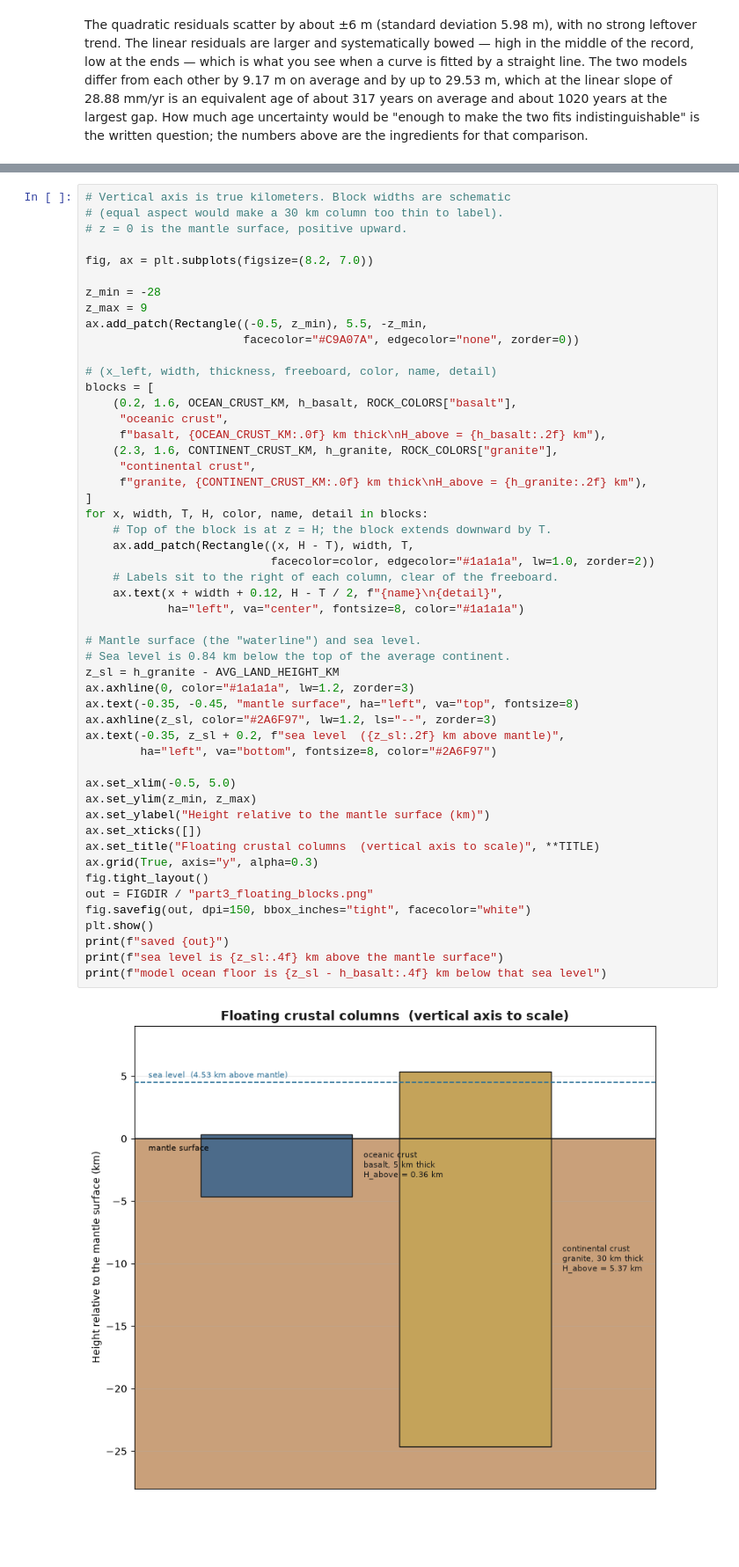
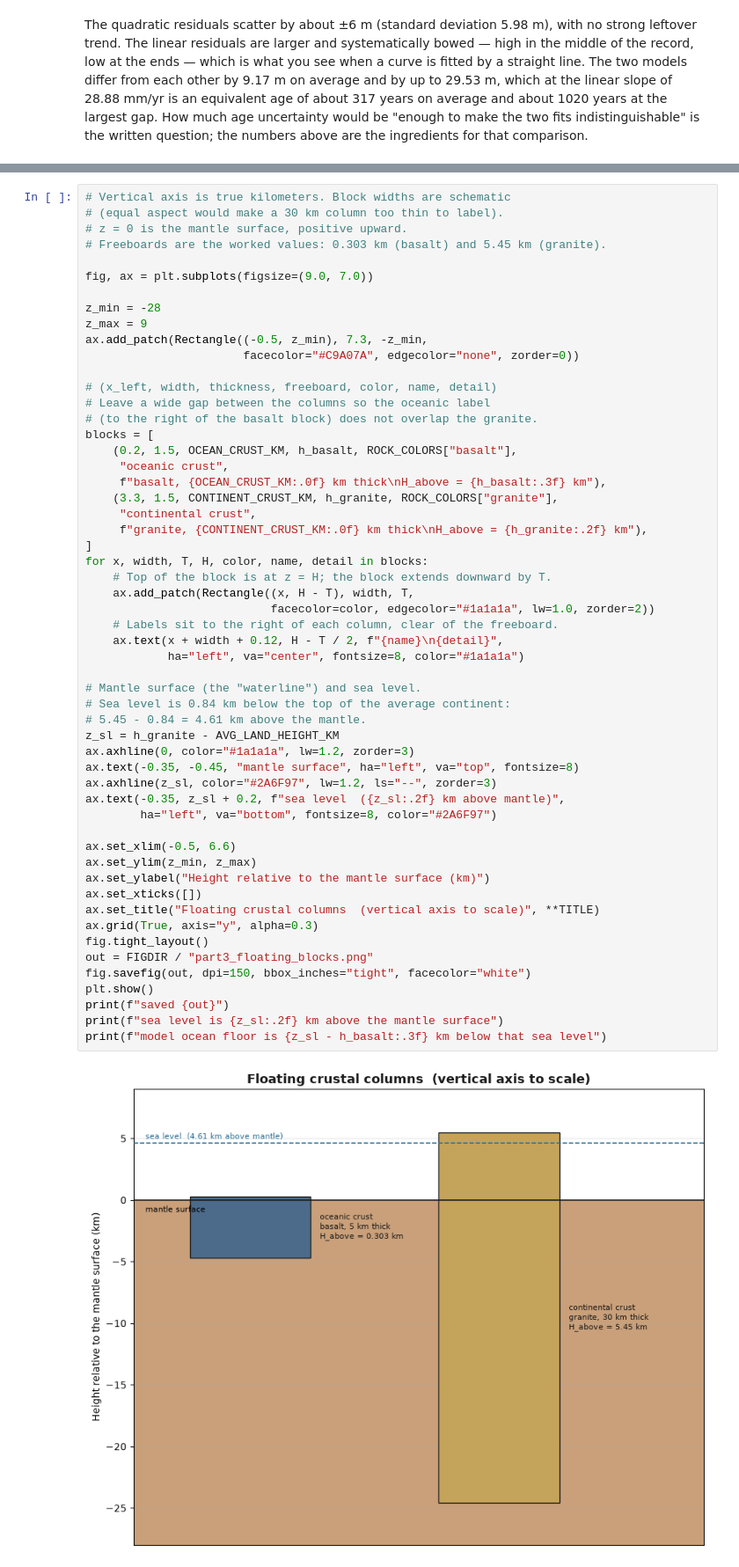
Before and after one commit to adrianayalav-a11y/erth-labs, a Jupyter notebook: lab03-density-isostasy/lab03_density_isostasy.ipynb, the cells around one changed output, grey strips where cells are left out. Shown at 88% size. Cells and saved outputs as stored; diff of their text form; blank space fills up the shorter version.

```diff
--- a/lab03-density-isostasy/lab03_density_isostasy.ipynb
+++ b/lab03-density-isostasy/lab03_density_isostasy.ipynb
@@ -479,53 +503,57 @@ The next cell draws the 5 km basalt column and the 30 km granite column sitting
 # Vertical axis is true kilometers. Block widths are schematic
 # (equal aspect would make a 30 km column too thin to label).
 # z = 0 is the mantle surface, positive upward.
+# Freeboards are the worked values: 0.303 km (basalt) and 5.45 km (granite).
 
-fig, ax = plt.subplots(figsize=(8.2, 7.0))
+fig, ax = plt.subplots(figsize=(9.0, 7.0))
 
 z_min = -28
 z_max = 9
-ax.add_patch(Rectangle((-0.5, z_min), 5.5, -z_min,
+ax.add_patch(Rectangle((-0.5, z_min), 7.3, -z_min,
                        facecolor="#C9A07A", edgecolor="none", zorder=0))
 
 # (x_left, width, thickness, freeboard, color, name, detail)
+# Leave a wide gap between the columns so the oceanic label
+# (to the right of the basalt block) does not overlap the granite.
 blocks = [
-    (0.2, 1.6, OCEAN_CRUST_KM, h_basalt, ROCK_COLORS["basalt"],
+    (0.2, 1.5, OCEAN_CRUST_KM, h_basalt, ROCK_COLORS["basalt"],
      "oceanic crust",
-     f"basalt, {OCEAN_CRUST_KM:.0f} km thick\nH_above = {h_basalt:.2f} km"),
-    (2.3, 1.6, CONTINENT_CRUST_KM, h_granite, ROCK_COLORS["granite"],
+     f"basalt, {OCEAN_CRUST_KM:.0f} km thick\nH_above = {h_basalt:.3f} km"),
+    (3.3, 1.5, CONTINENT_CRUST_KM, h_granite, ROCK_COLORS["granite"],
      "continental crust",
      f"granite, {CONTINENT_CRUST_KM:.0f} km thick\nH_above = {h_granite:.2f} km"),
 ]
 for x, width, T, H, color, name, detail in blocks:
     # Top of the block is at z = H; the block extends downward by T.
     ax.add_patch(Rectangle((x, H - T), width, T,
                            facecolor=color, edgecolor="#1a1a1a", lw=1.0, zorder=2))
     # Labels sit to the right of each column, clear of the freeboard.
     ax.text(x + width + 0.12, H - T / 2, f"{name}\n{detail}",
             ha="left", va="center", fontsize=8, color="#1a1a1a")
 
 # Mantle surface (the "waterline") and sea level.
-# Sea level is 0.84 km below the top of the average continent.
+# Sea level is 0.84 km below the top of the average continent:
+# 5.45 - 0.84 = 4.61 km above the mantle.
 z_sl = h_granite - AVG_LAND_HEIGHT_KM
 ax.axhline(0, color="#1a1a1a", lw=1.2, zorder=3)
 ax.text(-0.35, -0.45, "mantle surface", ha="left", va="top", fontsize=8)
 ax.axhline(z_sl, color="#2A6F97", lw=1.2, ls="--", zorder=3)
 ax.text(-0.35, z_sl + 0.2, f"sea level  ({z_sl:.2f} km above mantle)",
         ha="left", va="bottom", fontsize=8, color="#2A6F97")
 
-ax.set_xlim(-0.5, 5.0)
+ax.set_xlim(-0.5, 6.6)
 ax.set_ylim(z_min, z_max)
 ax.set_ylabel("Height relative to the mantle surface (km)")
 ax.set_xticks([])
 ax.set_title("Floating crustal columns  (vertical axis to scale)", **TITLE)
 ax.grid(True, axis="y", alpha=0.3)
 fig.tight_layout()
 out = FIGDIR / "part3_floating_blocks.png"
 fig.savefig(out, dpi=150, bbox_inches="tight", facecolor="white")
 plt.show()
 print(f"saved {out}")
-print(f"sea level is {z_sl:.4f} km above the mantle surface")
-print(f"model ocean floor is {z_sl - h_basalt:.4f} km below that sea level")
+print(f"sea level is {z_sl:.2f} km above the mantle surface")
+print(f"model ocean floor is {z_sl - h_basalt:.3f} km below that sea level")
 # %% [output]
-[figure, old version]
+[figure, new version]
 saved figures/part3_floating_blocks.png
```
Also changed, not shown: parts of 15 cells of this notebook, 4 other files.
